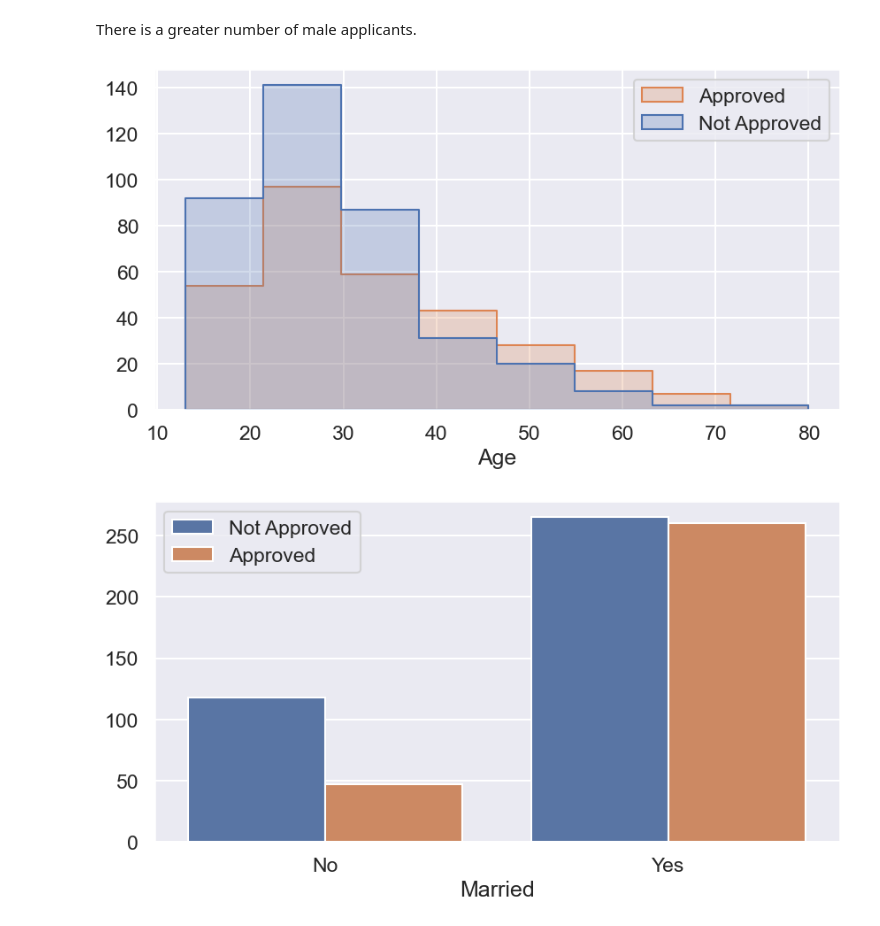
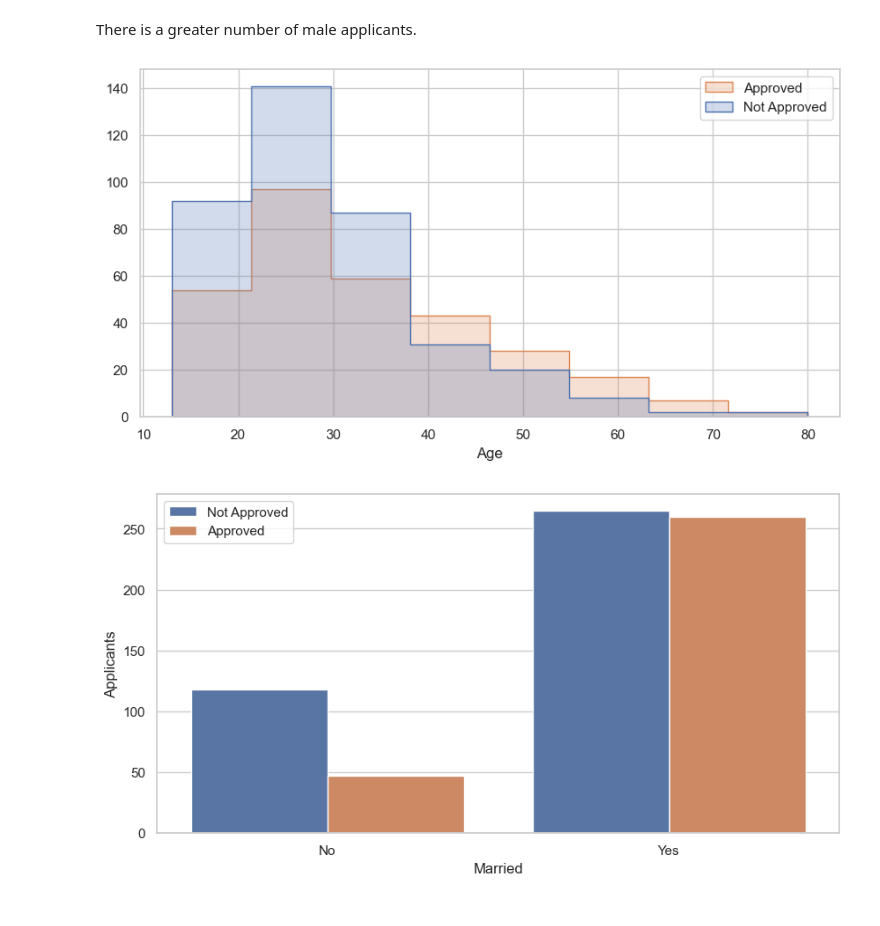
Before and after one commit to rcepedaraza/credit_card_story, a Jupyter notebook: notebook/Data Storytelling.ipynb, the cells around one changed output. Cells and saved outputs as stored; diff of their text form; code cells hidden in the pictures.

```diff
--- a/notebook/Data Storytelling.ipynb
+++ b/notebook/Data Storytelling.ipynb
@@ -127,7 +129,7 @@ dataset.head()
 # %% [markdown]
 ## Credit Card Approvals
 # %%
-sns.set_theme(context="talk")
+sns.set_theme(context="notebook", style="whitegrid")
 # %% [markdown]
 What is the relation between approved and declined credit cards applications?
 # %%
@@ -167,16 +169,16 @@ ax.set_ylabel("")
 plt.legend(labels=["Approved", "Not Approved"])
 plt.show()
 # %% [output]
-[figure, old version]
+[figure, new version]
 # %%
 fig, ax = plt.subplots(figsize=(10, 5))
 ax = sns.countplot(data=dataset, x="Married", hue="Approved")
 ax.legend(labels=["Not Approved", "Approved"])
 ax.set_xticklabels(["No", "Yes"])
-ax.set_ylabel("")
+ax.set_ylabel("Applicants")
 plt.show()
 # %% [output]
-[figure, old version]
+[figure, new version]
 # %%
 fig, ax = plt.subplots(figsize=(10, 6))
 sns.scatterplot(
```
Also changed, not shown: parts of 17 cells of this notebook.
